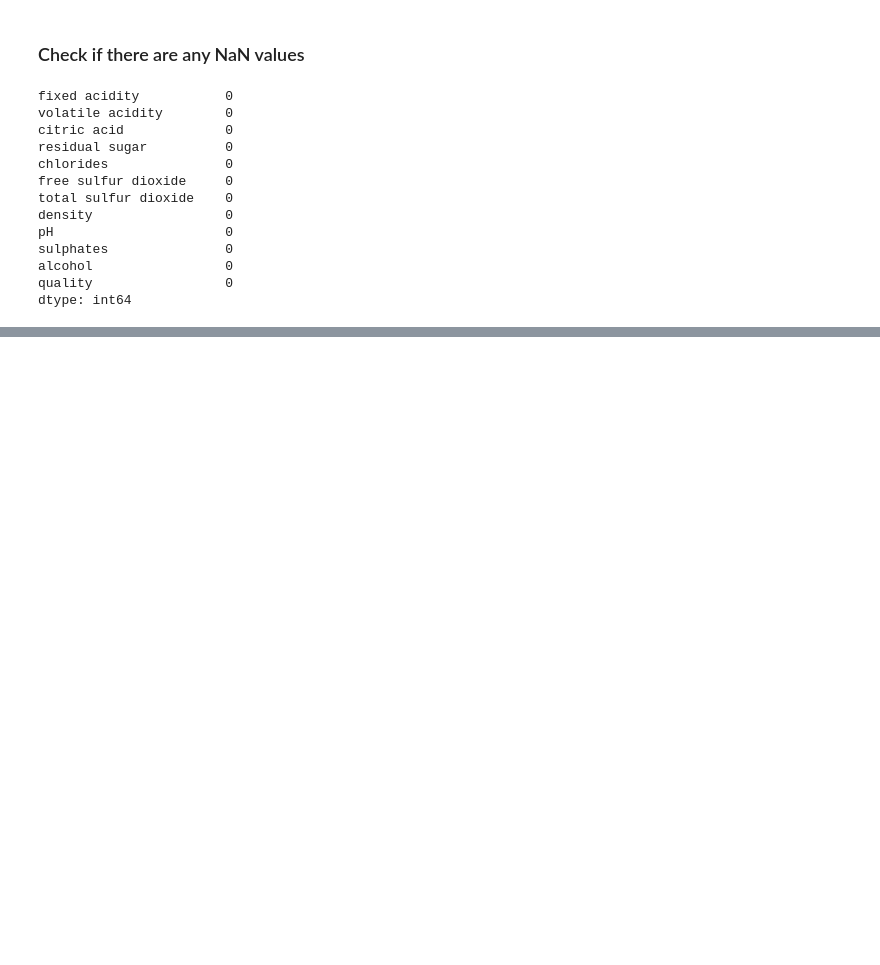
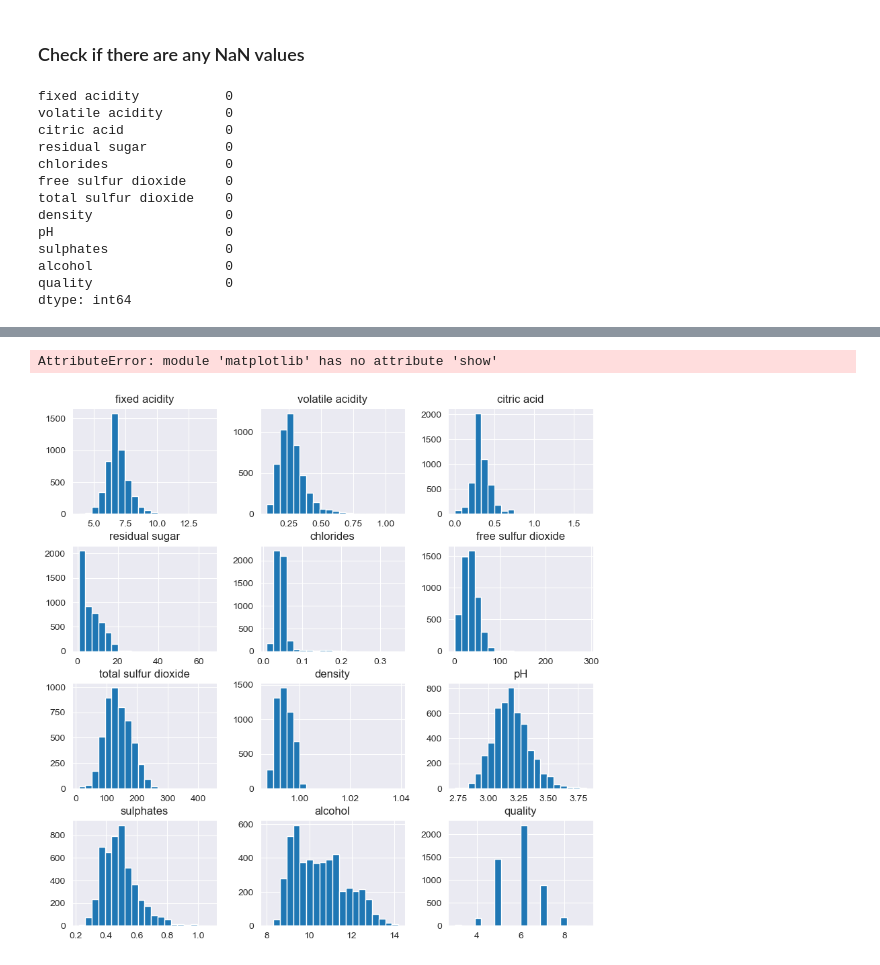
Before and after one commit to brusmichal/SSNE_labs, a Jupyter notebook: lab1/wine_quality.ipynb, the cells around one changed output, grey strips where cells are left out. Cells and saved outputs as stored; diff of their text form; code cells hidden in the pictures; blank space fills up the shorter version.

```diff
--- a/lab1/wine_quality.ipynb
+++ b/lab1/wine_quality.ipynb
@@ -70,6 +70,13 @@ fig = px.histogram(df,x='quality')
 fig.show()
 # %% [output]
 [interactive output not drawn]
+# %%
+
+df.hist(bins=20, figsize=(10, 10))
+plt.show()
+# %% [output]
+AttributeError: module 'matplotlib' has no attribute 'show'
+[figure, added]
 # %%
 corr = df.corr()
 plt.pyplot.subplots(figsize=(12,8))
```
Also changed, not shown: parts of 11 cells of this notebook, 3 other files.
